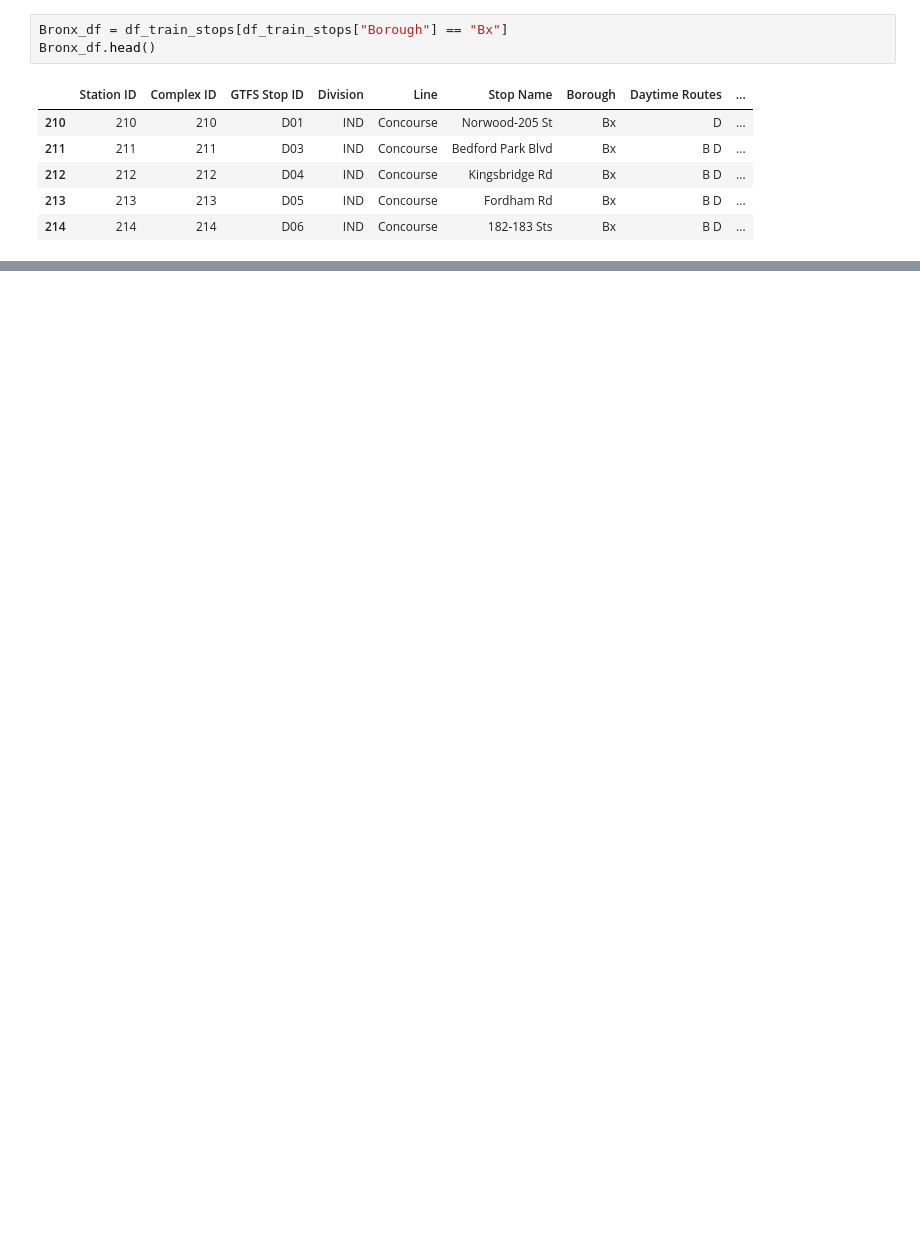
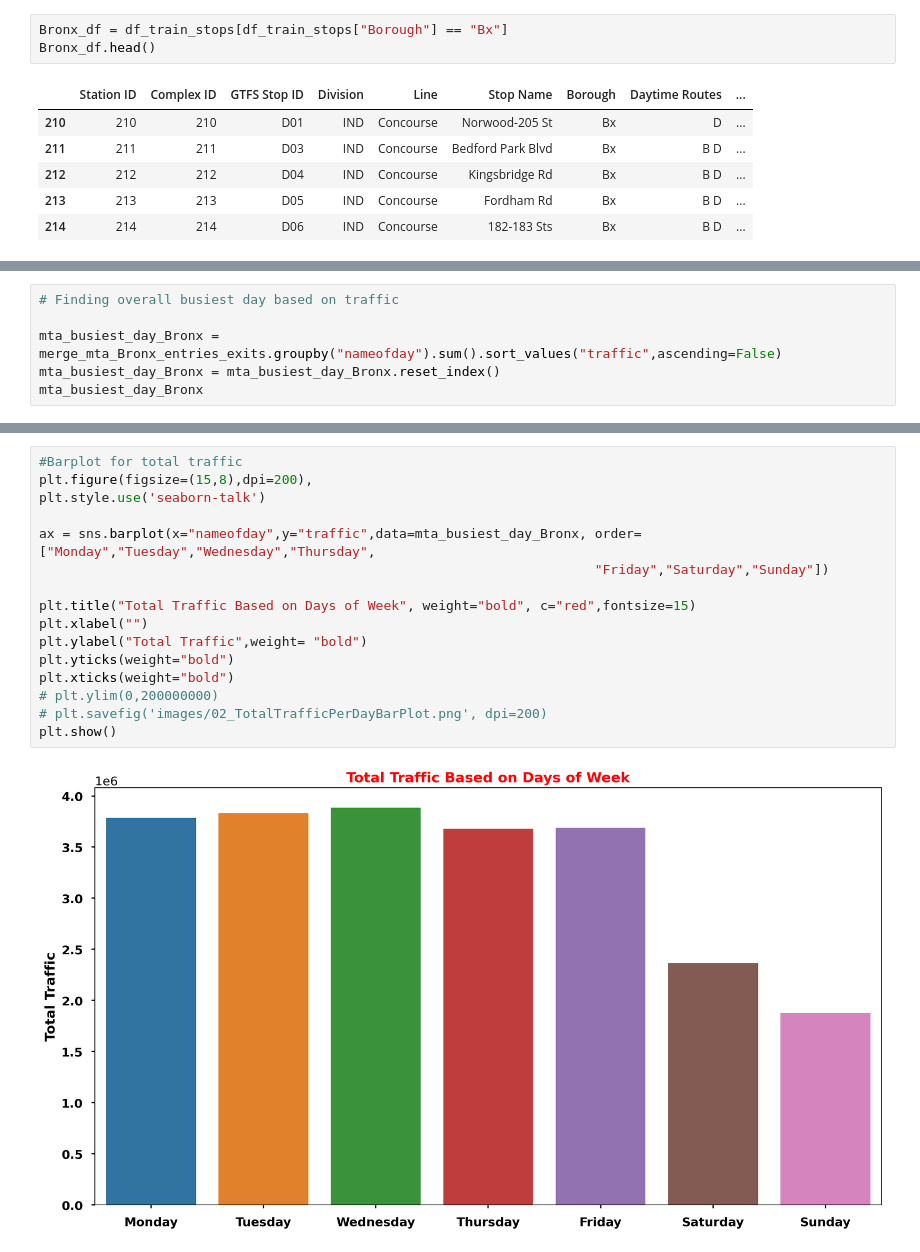
Before and after one commit to ApoorvaSetu/Metis-EDA-Project, a Jupyter notebook: Turnstile_data_EDA.ipynb, the cells around one changed output, grey strips where cells are left out. Cells and saved outputs as stored; diff of their text form; blank space fills up the shorter version.

```diff
--- a/Turnstile_data_EDA.ipynb
+++ b/Turnstile_data_EDA.ipynb
@@ -358,0 +579,6 @@ merge_mta_Bronx.drop(['station id', 'complex id','gtfs stop id','division_y',
+# %%
+# Finding overall busiest day based on traffic
+
+mta_busiest_day_Bronx = merge_mta_Bronx_entries_exits.groupby("nameofday").sum().sort_values("traffic",ascending=False)
+mta_busiest_day_Bronx = mta_busiest_day_Bronx.reset_index()
+mta_busiest_day_Bronx
@@ -358,0 +594,18 @@ merge_mta_Bronx.drop(['station id', 'complex id','gtfs stop id','division_y',
+# %%
+#Barplot for total traffic
+plt.figure(figsize=(15,8),dpi=200),
+plt.style.use('seaborn-talk')
+
+ax = sns.barplot(x="nameofday",y="traffic",data=mta_busiest_day_Bronx, order=["Monday","Tuesday","Wednesday","Thursday",
+                                                                       "Friday","Saturday","Sunday"])
+
+plt.title("Total Traffic Based on Days of Week", weight="bold", c="red",fontsize=15)
+plt.xlabel("")
+plt.ylabel("Total Traffic",weight= "bold")
+plt.yticks(weight="bold")
+plt.xticks(weight="bold")
+# plt.ylim(0,200000000)
+# plt.savefig('images/02_TotalTrafficPerDayBarPlot.png', dpi=200)
+plt.show()
+# %% [output]
+[figure, added]
```
Also changed, not shown: parts of 74 cells of this notebook.
